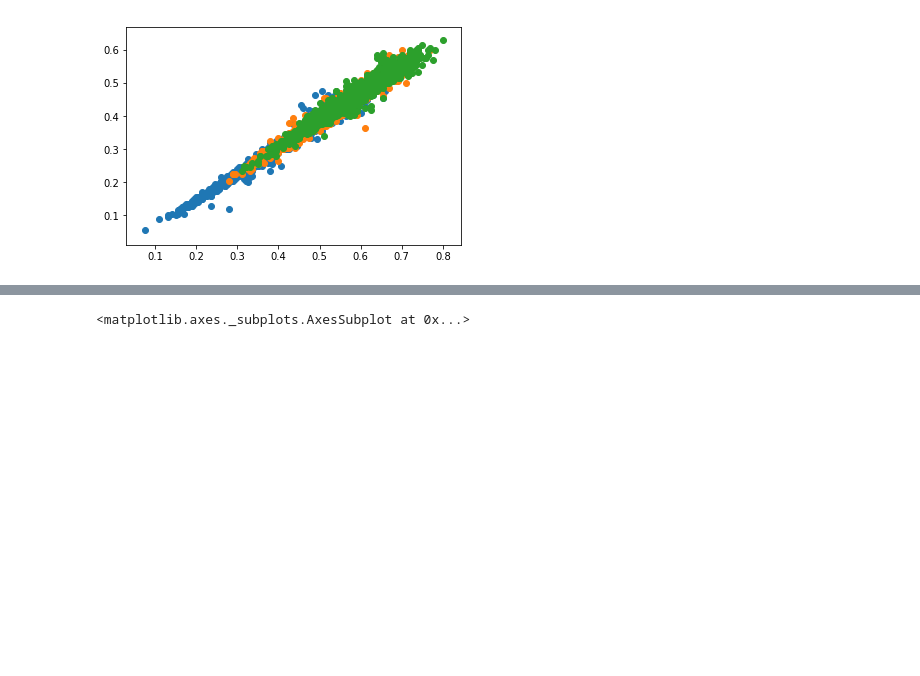
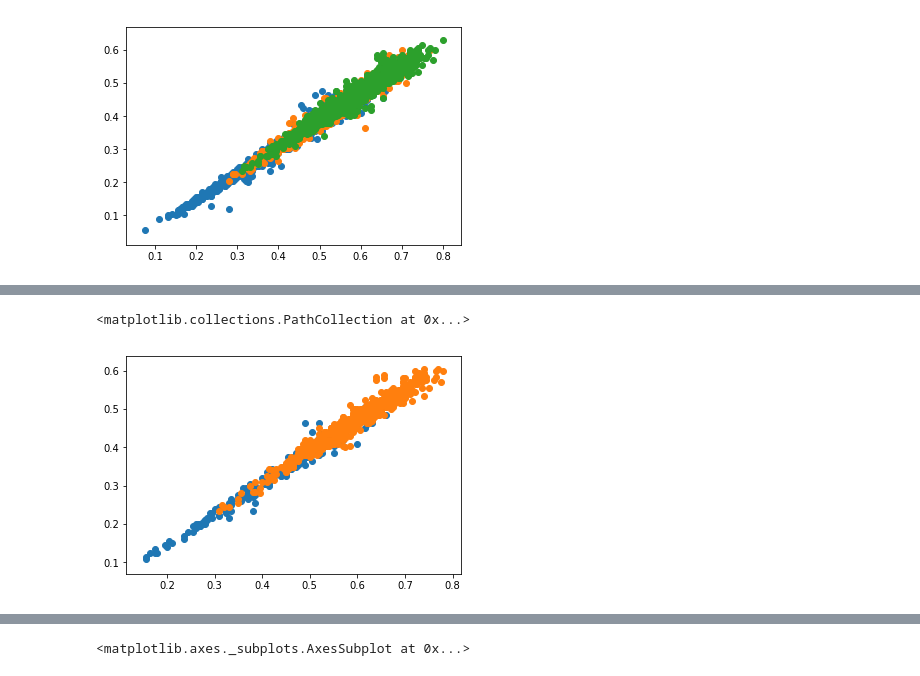
Before and after one commit to kishkash555/biu, a Jupyter notebook: 2019-2/MachLearn/ex2/ex2_data.ipynb, the cells around one changed output, grey strips where cells are left out. Cells and saved outputs as stored; diff of their text form; code cells hidden in the pictures; blank space fills up the shorter version.

```diff
--- a/2019-2/MachLearn/ex2/ex2_data.ipynb
+++ b/2019-2/MachLearn/ex2/ex2_data.ipynb
@@ -67,0 +73,16 @@ plt.scatter(tr2.length, tr2.diameter)
+# %%
+trM0 = tr[(tr.sex=='M') & (tr.age==0)]
+trM1 = tr[(tr.sex=='M') & (tr.age==1)]
+trM2 = tr[(tr.sex=='M') & (tr.age==2)]
+
+trF0 = tr[(tr.sex=='F') & (tr.age==0)]
+trF1 = tr[(tr.sex=='F') & (tr.age==1)]
+trF2 = tr[(tr.sex=='F') & (tr.age==2)]
+
+trI0 = tr[(tr.sex=='I') & (tr.age==0)]
+trI1 = tr[(tr.sex=='I') & (tr.age==1)]
+trI2 = tr[(tr.sex=='I') & (tr.age==2)]
+
+display(trM0.head())
+display(trF1.head())
+display(trI2.head())
@@ -67,0 +108,6 @@ plt.scatter(tr2.length, tr2.diameter)
+# %%
+plt.scatter(trM0.length, trM0.diameter)
+plt.scatter(trM2.length, trM2.diameter)
+# %% [output]
+<matplotlib.collections.PathCollection at 0x...>
+[figure, added]
```
Also changed, not shown: parts of 6 cells of this notebook, 7 other files.
